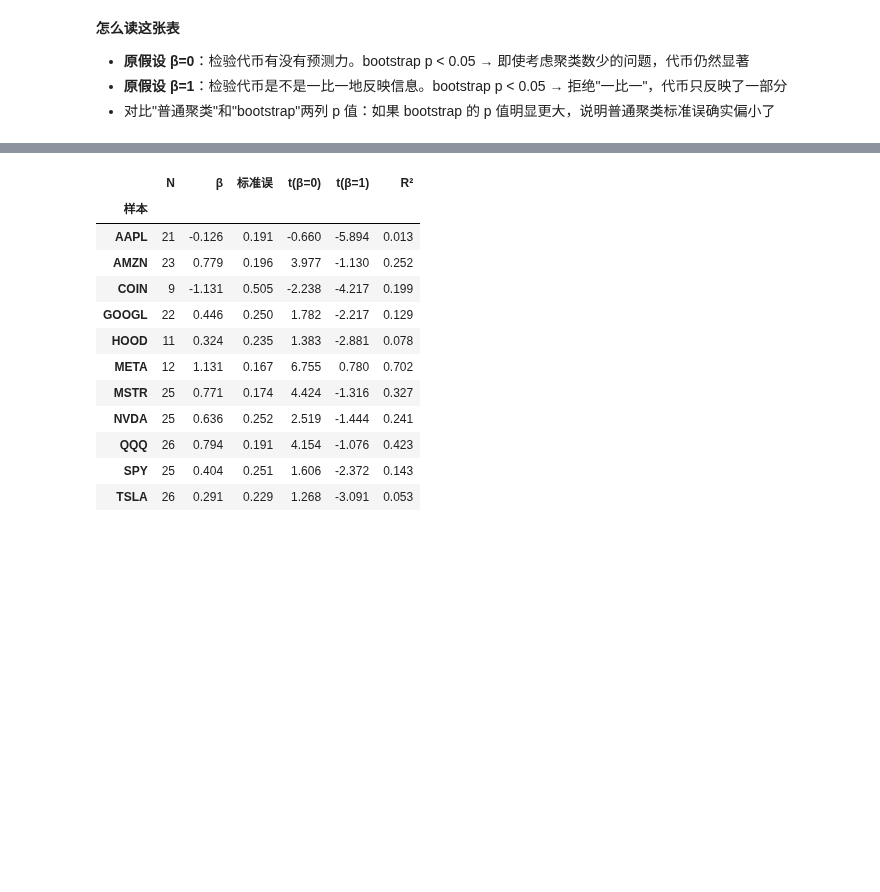
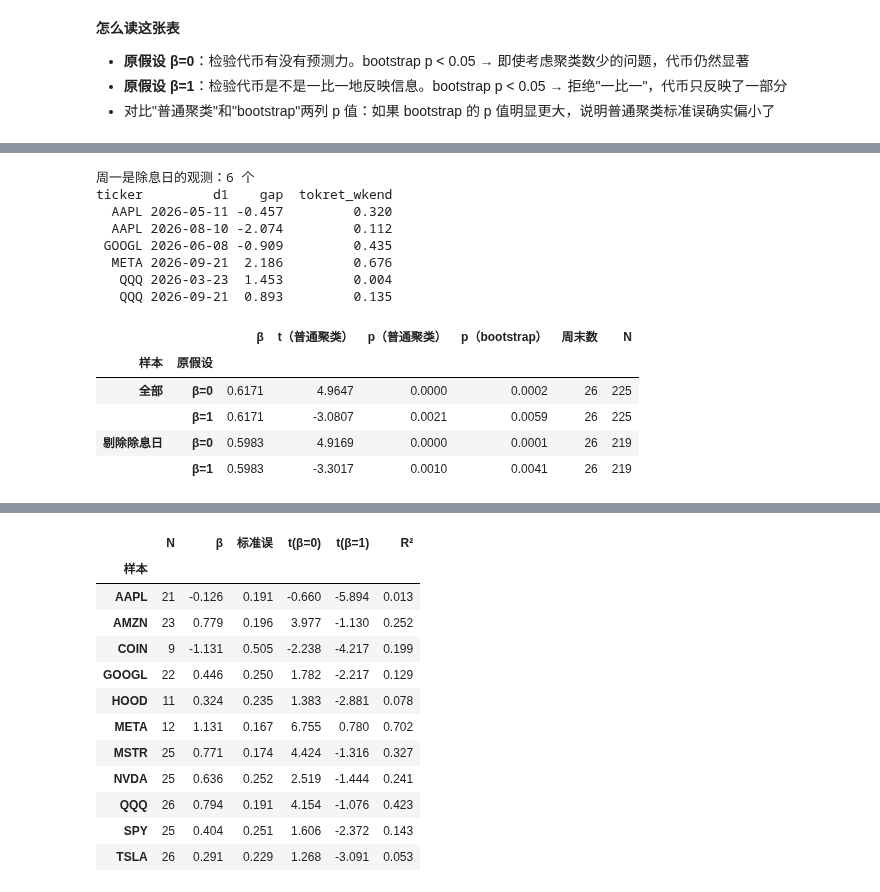
Before and after one commit to KFANG1999/tokenized-stock-data, a Jupyter notebook: analysis/02_休市价格发现.ipynb, the cells around one changed output, grey strips where cells are left out. Saved outputs shown, nothing was run; the diff lists cells and outputs as text; code cells hidden in the pictures; blank space fills up the shorter version.

Commit message:
Robustness: drop ex-dividend Mondays, split by weekend token activity
Co-Authored-By: Claude Opus 5.5 <noreply@anthropic.com>

```diff
--- a/analysis/02_休市价格发现.ipynb
+++ b/analysis/02_休市价格发现.ipynb
@@ -388,0 +397,28 @@ boot.round(4)
+# %%
+divs = pd.read_csv(H / "dividends.csv", parse_dates=["ex_date"])
+exdiv = set(zip(divs.ticker, divs.ex_date.dt.date))
+w["exdiv"] = [(t, d.date()) in exdiv for t, d in zip(w.ticker, w.d1)]
+print(f"周一是除息日的观测：{w.exdiv.sum()} 个")
+print(w.loc[w.exdiv, ["ticker", "d1", "gap", "tokret_wkend"]].round({"gap": 3, "tokret_wkend": 3}).to_string(index=False))
+
+BASE = "gap ~ tokret_wkend + btcret"
+rob = []
+for name, data in [("全部", w), ("剔除除息日", w[~w.exdiv])]:
+    for null in (0.0, 1.0):
+        r = wild_cluster_bootstrap(BASE, data, "tokret_wkend", null=null); r["样本"] = name; rob.append(r)
+pd.DataFrame(rob).set_index(["样本", "原假设"]).round(4)
+# %% [output]
+周一是除息日的观测：6 个
+ticker         d1    gap  tokret_wkend
+  AAPL 2026-05-11 -0.457         0.320
+  AAPL 2026-08-10 -2.074         0.112
+ GOOGL 2026-06-08 -0.909         0.435
+  META 2026-09-21  2.186         0.676
+   QQQ 2026-03-23  1.453         0.004
+   QQQ 2026-09-21  0.893         0.135
+|  |  | β | t（普通聚类） | p（普通聚类） | p（bootstrap） | 周末数 | N |
+| 样本 | 原假设 |  |  |  |  |  |  |
+| 全部 | β=0 | 0.6171 | 4.9647 | 0.0000 | 0.0002 | 26 | 225 |
+|  | β=1 | 0.6171 | -3.0807 | 0.0021 | 0.0059 | 26 | 225 |
+| 剔除除息日 | β=0 | 0.5983 | 4.9169 | 0.0000 | 0.0001 | 26 | 219 |
+|  | β=1 | 0.5983 | -3.3017 | 0.0010 | 0.0041 | 26 | 219 |
```
Also changed, not shown: parts of 7 cells of this notebook, 2 other files.
